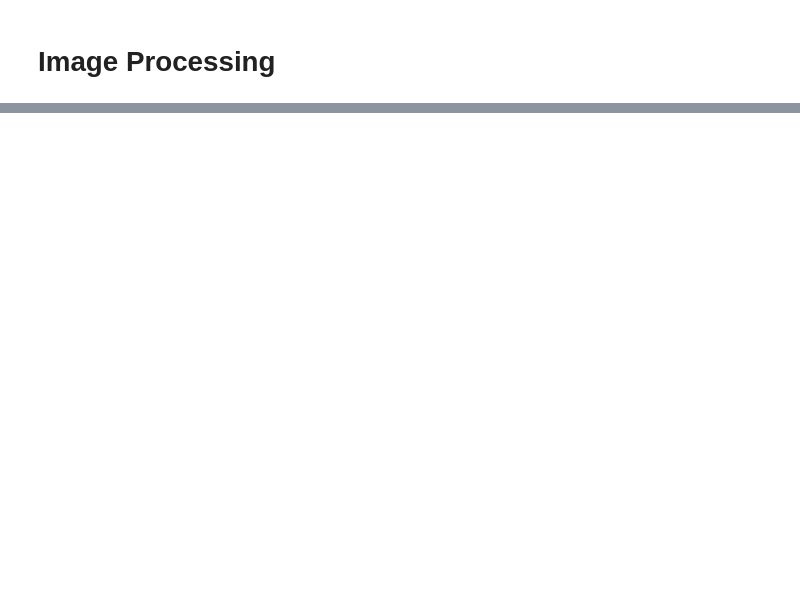
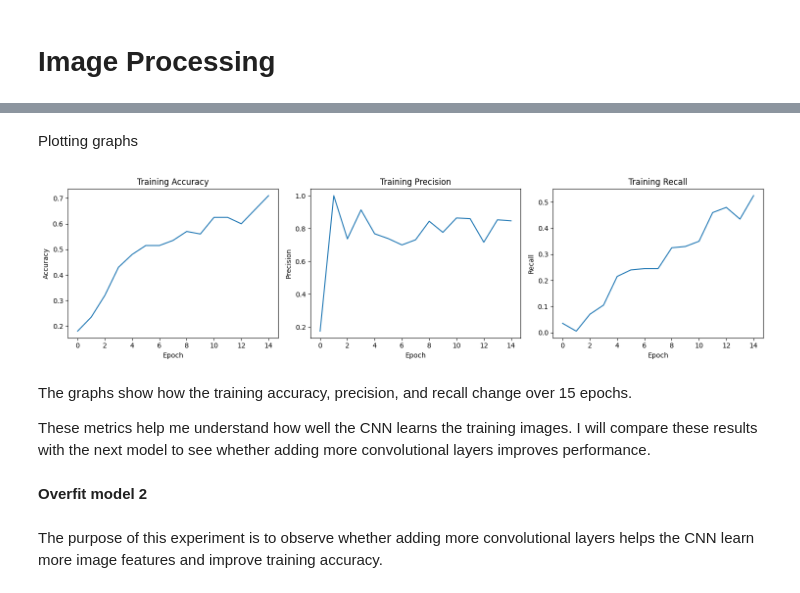
Before and after one commit to samiksha12/BackyardWatch, a Jupyter notebook: BackyardWatchAITask1.ipynb, the cells around one changed output, grey strips where cells are left out. Cells and saved outputs as stored; diff of their text form; code cells hidden in the pictures; blank space fills up the shorter version.

```diff
--- a/BackyardWatchAITask1.ipynb
+++ b/BackyardWatchAITask1.ipynb
@@ -614,0 +341,17 @@ test_ds = make_dataset(testing_df)
+# %%
+from tensorflow.keras.metrics import Precision, Recall
+
+overfit_model1.compile(
+    optimizer='adam',
+    loss='categorical_crossentropy',
+    metrics=[
+        'accuracy',
+        Precision(name='precision'),
+        Recall(name='recall')
+    ]
+)
+
+history1 = overfit_model1.fit(
+    train_generator,
+    epochs=15
+)
@@ -614,0 +376,35 @@ test_ds = make_dataset(testing_df)
+# %% [markdown]
+Plotting graphs
+# %%
+plt.figure(figsize=(15, 4))
+
+plt.subplot(1, 3, 1)
+plt.plot(history1.history['accuracy'])
+plt.ylabel('Accuracy')
+plt.xlabel('Epoch')
+plt.title('Training Accuracy')
+
+plt.subplot(1, 3, 2)
+plt.plot(history1.history['precision'])
+plt.ylabel('Precision')
+plt.xlabel('Epoch')
+plt.title('Training Precision')
+
+plt.subplot(1, 3, 3)
+plt.plot(history1.history['recall'])
+plt.ylabel('Recall')
+plt.xlabel('Epoch')
+plt.title('Training Recall')
+
+plt.tight_layout()
+plt.show()
+# %% [output]
+[figure, added]
+# %% [markdown]
+The graphs show how the training accuracy, precision, and recall change over 15 epochs.
+
+These metrics help me understand how well the CNN learns the training images. I will compare these results with the next model to see whether adding more convolutional layers improves performance.
+# %% [markdown]
+**Overfit model 2**
+# %% [markdown]
+The purpose of this experiment is to observe whether adding more convolutional layers helps the CNN learn more image features and improve training accuracy.
```
Also changed, not shown: parts of 107 cells of this notebook.
